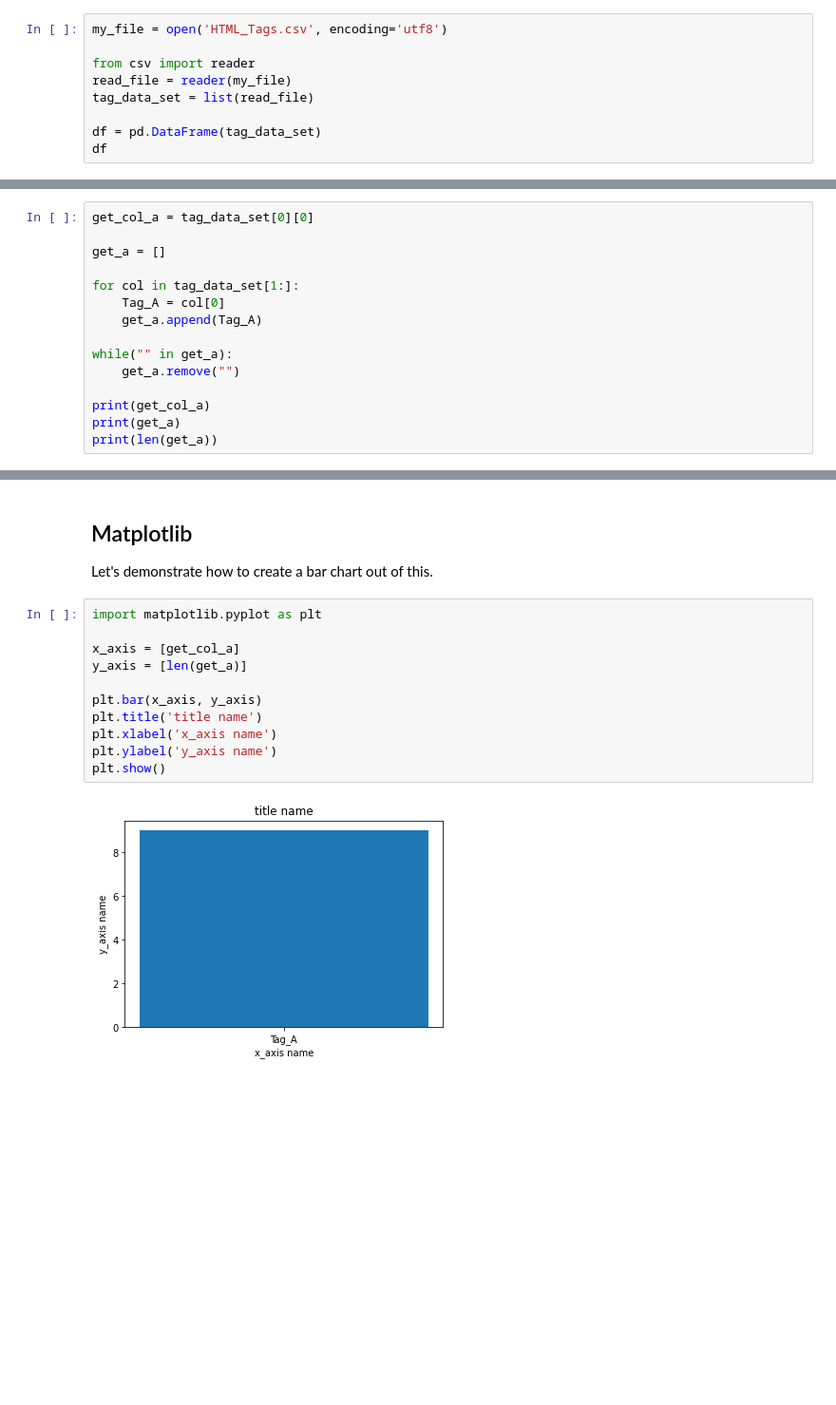
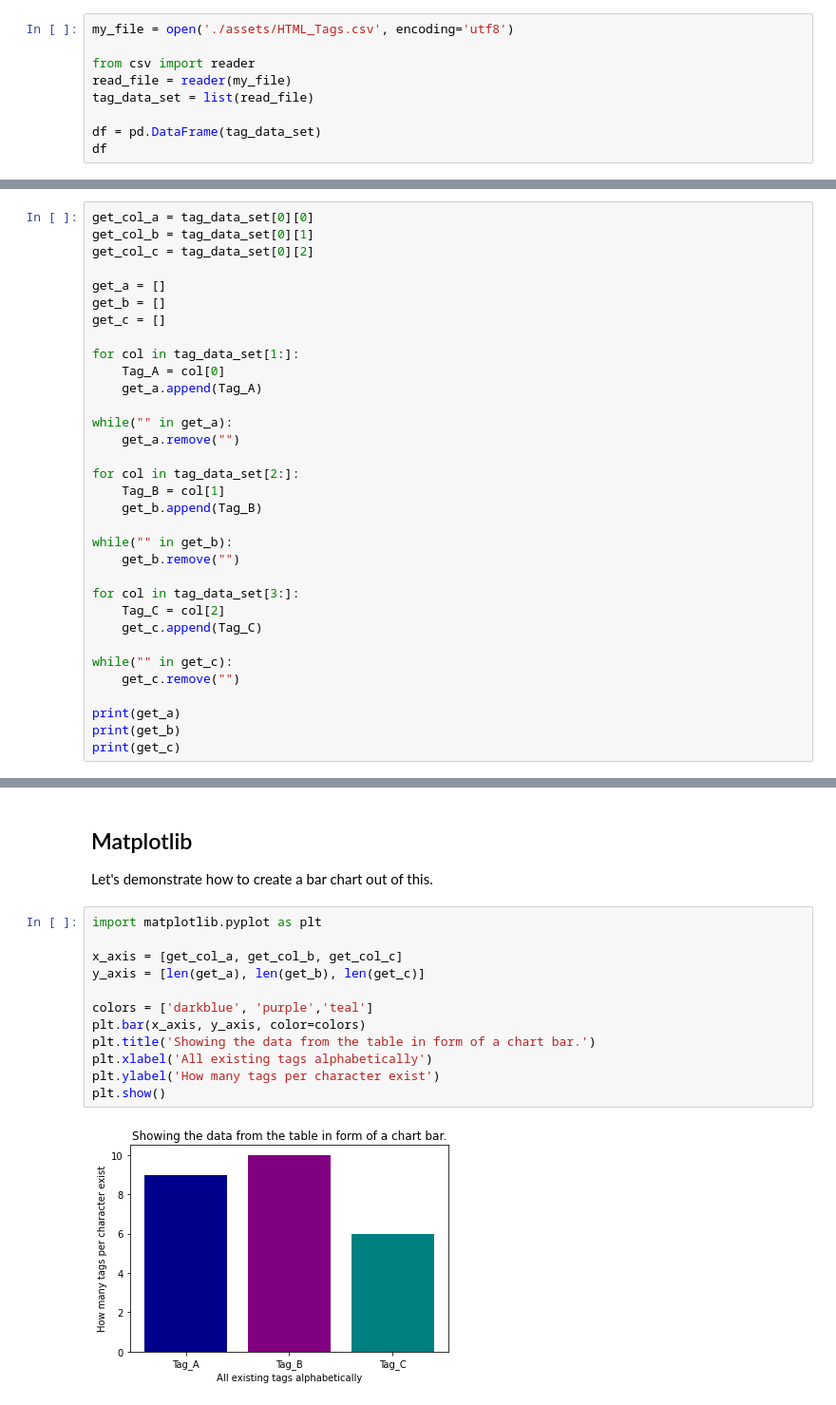
Before and after one commit to YuriDevAT/browser_compatibility_a11y, a Jupyter notebook: final_project.ipynb, the cells around one changed output, grey strips where cells are left out. Shown: that part at 95% size. Saved outputs shown, nothing was run; the diff lists cells and outputs as text; blank space fills up the shorter version.

Commit message:
add matplotlib and create chart; update readme and content text

```diff
--- a/final_project.ipynb
+++ b/final_project.ipynb
@@ -165,7 +193,7 @@ But that does not keep me creating some work arounds of course.
 
 To still be able to work with the data fetched with Beautiful Soup I stored the data in an csv file per hand, and I am going to import it in order to do create tables and graphs with the collected data.
 # %%
-my_file = open('HTML_Tags.csv', encoding='utf8')
+my_file = open('./assets/HTML_Tags.csv', encoding='utf8')
 
 from csv import reader
 read_file = reader(my_file)
@@ -196,8 +224,12 @@ df
 Yeah, looks much better!
 # %%
 get_col_a = tag_data_set[0][0]
+get_col_b = tag_data_set[0][1]
+get_col_c = tag_data_set[0][2]
 
 get_a = []
+get_b = []
+get_c = []
 
 for col in tag_data_set[1:]:
     Tag_A = col[0]
@@ -206,7 +238,21 @@ for col in tag_data_set[1:]:
 while("" in get_a):
     get_a.remove("")
 
-print(get_col_a)
+for col in tag_data_set[2:]:
+    Tag_B = col[1]
+    get_b.append(Tag_B)
+
+while("" in get_b):
+    get_b.remove("")
+
+for col in tag_data_set[3:]:
+    Tag_C = col[2]
+    get_c.append(Tag_C)
+
+while("" in get_c):
+    get_c.remove("")
+
 print(get_a)
-print(len(get_a))
+print(get_b)
+print(get_c)
 # %% [output]
@@ -220,13 +270,14 @@ Let's demonstrate how to create a bar chart out of this.
 # %%
 import matplotlib.pyplot as plt
 
-x_axis = [get_col_a]
-y_axis = [len(get_a)]
+x_axis = [get_col_a, get_col_b, get_col_c]
+y_axis = [len(get_a), len(get_b), len(get_c)]
 
-plt.bar(x_axis, y_axis)
-plt.title('title name')
-plt.xlabel('x_axis name')
-plt.ylabel('y_axis name')
+colors = ['darkblue', 'purple','teal']
+plt.bar(x_axis, y_axis, color=colors)
+plt.title('Showing the data from the table in form of a chart bar.')
+plt.xlabel('All existing tags alphabetically')
+plt.ylabel('How many tags per character exist')
 plt.show()
 # %% [output]
-[figure, old version]
+[figure, new version]
```
Also changed, not shown: parts of 11 cells of this notebook, 5 other files.
